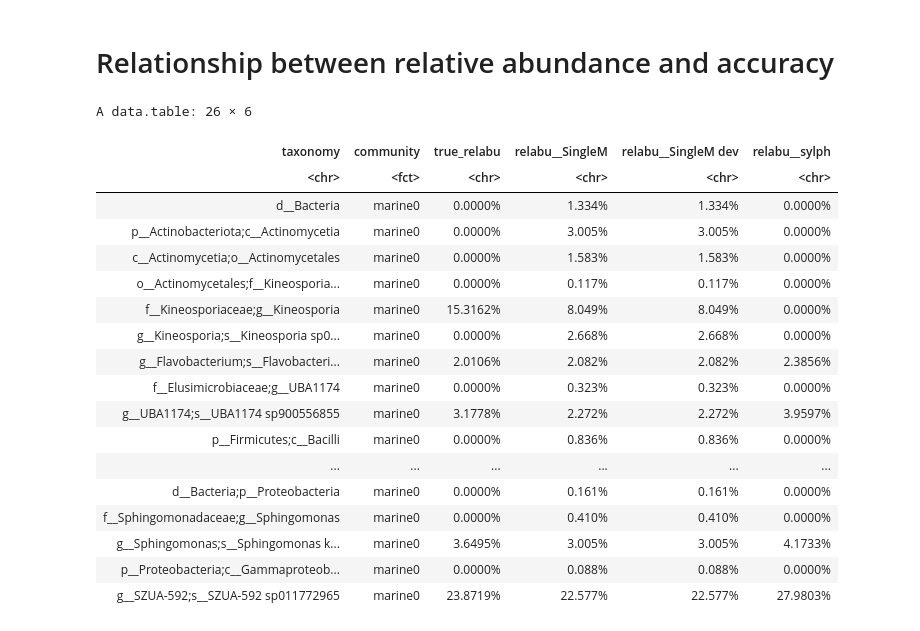
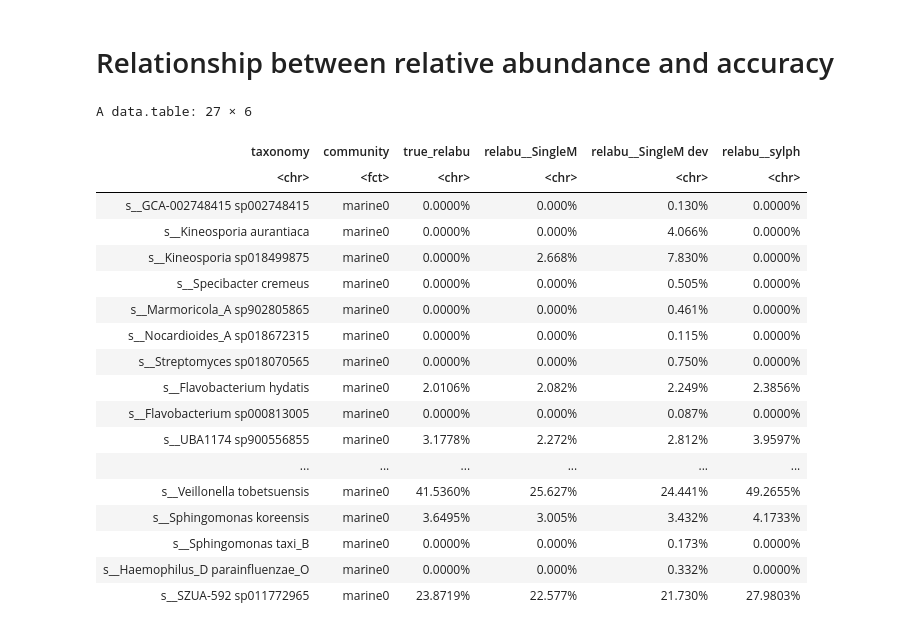
Before and after one commit to timbalam/singlem-benchmarking, a Jupyter notebook: 5_novelty/plot.ipynb, the cells around one changed output. Drawn from its saved outputs; the diff is of its cells as text; code cells hidden in the pictures.

Commit message:
singlem dev in novelty benchmark

```diff
--- a/5_novelty/plot.ipynb
+++ b/5_novelty/plot.ipynb
@@ -70,34 +70,39 @@ m = dcast(all_profiles, taxonomy + community ~ tool, value.var = c("relabu", "co
 setnames(m, names(m), gsub("_", "__", names(m)))
 setnames(m, c("relabu__Gold standard", "coverage__Gold standard"), c("true_relabu", "true_coverage"))
 # %%
-ra_cols <- grep("^relabu_|_relabu$", names(m), value = TRUE)
-mtmp = m[, which(!grepl("^coverage_|_coverage$", names(m))), with = FALSE]
-mtmp[
-    ,
-    c(ra_cols, "taxonomy") := c(
-        lapply(.SD[, ra_cols, with = FALSE], scales::label_percent()),
-        list(purrr::map_chr(strsplit(taxonomy, '; ?'), function(x) paste0(tail(x, 2), collapse = ";")))
-    )
-][]
+format_table <- function(m) {
+    ra_cols <- grep("^relabu_|_relabu$", names(m), value = TRUE)
+    mtmp = m[, which(!grepl("^coverage_|_coverage$", names(m))), with = FALSE]
+    mtmp[
+        ,
+        c(ra_cols, "taxonomy") := c(
+            lapply(.SD[, ra_cols, with = FALSE], scales::label_percent()),
+            list(purrr::map_chr(strsplit(taxonomy, "; ?"), function(x) tail(x,1)))
+        )
+    ][]
+}
-# %% [output]
-A data.table: 26 × 6
-| taxonomy | community | true_relabu | relabu__SingleM | relabu__SingleM dev | relabu__sylph |
-| <chr> | <fct> | <chr> | <chr> | <chr> | <chr> |
-| d__Bacteria | marine0 | 0.0000% | 1.334% | 1.334% | 0.0000% |
-| p__Actinobacteriota;c__Actinomycetia | marine0 | 0.0000% | 3.005% | 3.005% | 0.0000% |
-| c__Actinomycetia;o__Actinomycetales | marine0 | 0.0000% | 1.583% | 1.583% | 0.0000% |
-| o__Actinomycetales;f__Kineosporia... | marine0 | 0.0000% | 0.117% | 0.117% | 0.0000% |
-| f__Kineosporiaceae;g__Kineosporia | marine0 | 15.3162% | 8.049% | 8.049% | 0.0000% |
-| g__Kineosporia;s__Kineosporia sp0... | marine0 | 0.0000% | 2.668% | 2.668% | 0.0000% |
-| g__Flavobacterium;s__Flavobacteri... | marine0 | 2.0106% | 2.082% | 2.082% | 2.3856% |
-| f__Elusimicrobiaceae;g__UBA1174 | marine0 | 0.0000% | 0.323% | 0.323% | 0.0000% |
-| g__UBA1174;s__UBA1174 sp900556855 | marine0 | 3.1778% | 2.272% | 2.272% | 3.9597% |
-| p__Firmicutes;c__Bacilli | marine0 | 0.0000% | 0.836% | 0.836% | 0.0000% |
-| ... | ... | ... | ... | ... | ... |
-| d__Bacteria;p__Proteobacteria | marine0 | 0.0000% | 0.161% | 0.161% | 0.0000% |
-| f__Sphingomonadaceae;g__Sphingomonas | marine0 | 0.0000% | 0.410% | 0.410% | 0.0000% |
-| g__Sphingomonas;s__Sphingomonas k... | marine0 | 3.6495% | 3.005% | 3.005% | 4.1733% |
-| p__Proteobacteria;c__Gammaproteob... | marine0 | 0.0000% | 0.088% | 0.088% | 0.0000% |
-| g__SZUA-592;s__SZUA-592 sp011772965 | marine0 | 23.8719% | 22.577% | 22.577% | 27.9803% |
+# %%
+# Species level
+format_table(m[grep(";s__", taxonomy)])
+# %% [output]
+A data.table: 27 × 6
+| taxonomy | community | true_relabu | relabu__SingleM | relabu__SingleM dev | relabu__sylph |
+| <chr> | <fct> | <chr> | <chr> | <chr> | <chr> |
+| s__GCA-002748415 sp002748415 | marine0 | 0.0000% | 0.000% | 0.130% | 0.0000% |
+| s__Kineosporia aurantiaca | marine0 | 0.0000% | 0.000% | 4.066% | 0.0000% |
+| s__Kineosporia sp018499875 | marine0 | 0.0000% | 2.668% | 7.830% | 0.0000% |
+| s__Specibacter cremeus | marine0 | 0.0000% | 0.000% | 0.505% | 0.0000% |
+| s__Marmoricola_A sp902805865 | marine0 | 0.0000% | 0.000% | 0.461% | 0.0000% |
+| s__Nocardioides_A sp018672315 | marine0 | 0.0000% | 0.000% | 0.115% | 0.0000% |
+| s__Streptomyces sp018070565 | marine0 | 0.0000% | 0.000% | 0.750% | 0.0000% |
+| s__Flavobacterium hydatis | marine0 | 2.0106% | 2.082% | 2.249% | 2.3856% |
+| s__Flavobacterium sp000813005 | marine0 | 0.0000% | 0.000% | 0.087% | 0.0000% |
+| s__UBA1174 sp900556855 | marine0 | 3.1778% | 2.272% | 2.812% | 3.9597% |
+| ... | ... | ... | ... | ... | ... |
+| s__Veillonella tobetsuensis | marine0 | 41.5360% | 25.627% | 24.441% | 49.2655% |
+| s__Sphingomonas koreensis | marine0 | 3.6495% | 3.005% | 3.432% | 4.1733% |
+| s__Sphingomonas taxi_B | marine0 | 0.0000% | 0.000% | 0.173% | 0.0000% |
+| s__Haemophilus_D parainfluenzae_O | marine0 | 0.0000% | 0.000% | 0.332% | 0.0000% |
+| s__SZUA-592 sp011772965 | marine0 | 23.8719% | 22.577% | 21.730% | 27.9803% |
 # %%
 # How well does genus level rescue some of the missing genomes? First need to remake the table with genus level, annoying since kraken profiles are filled, when the rest aren't.
```
Also changed, not shown: parts of 8 cells of this notebook, 2 other files.
